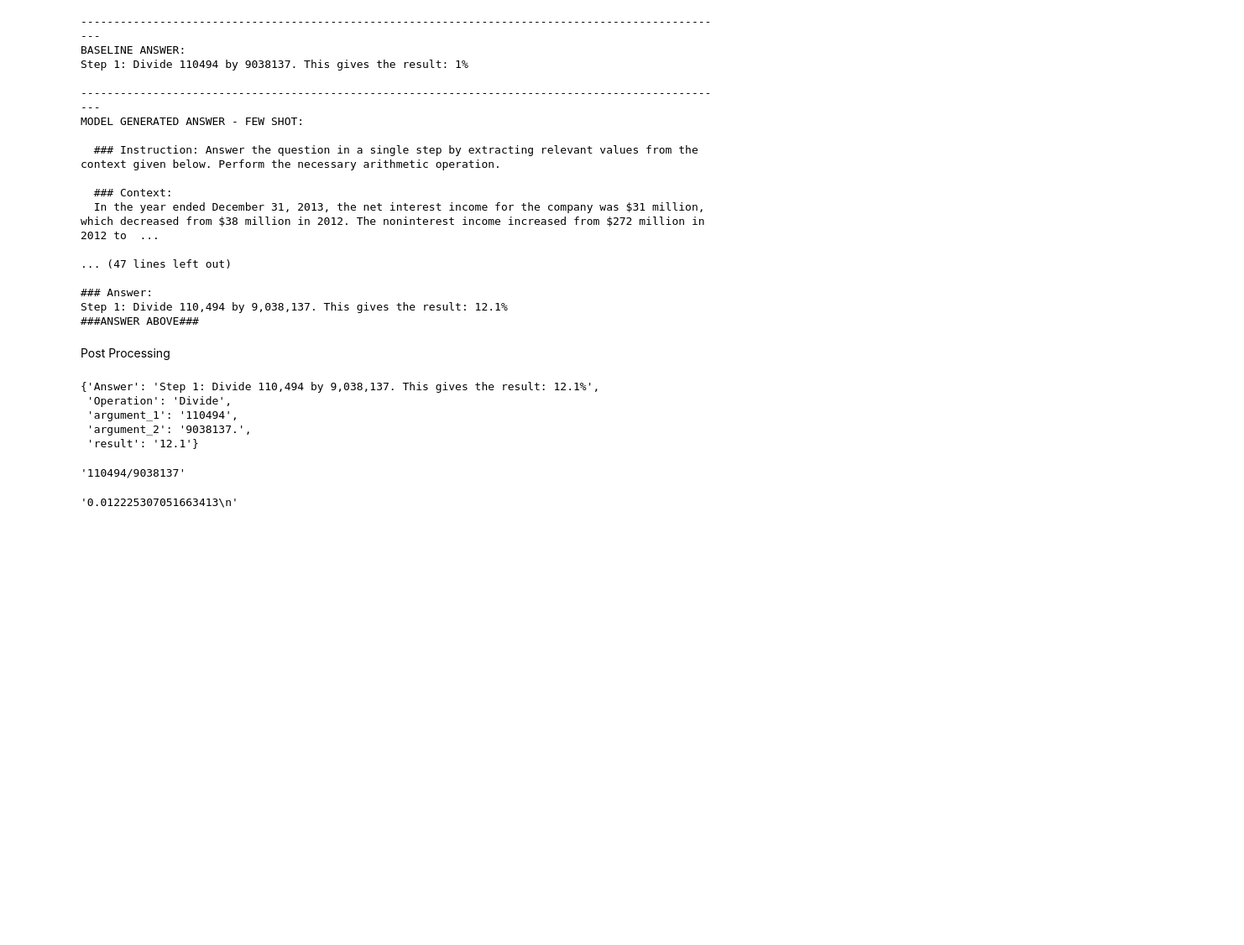
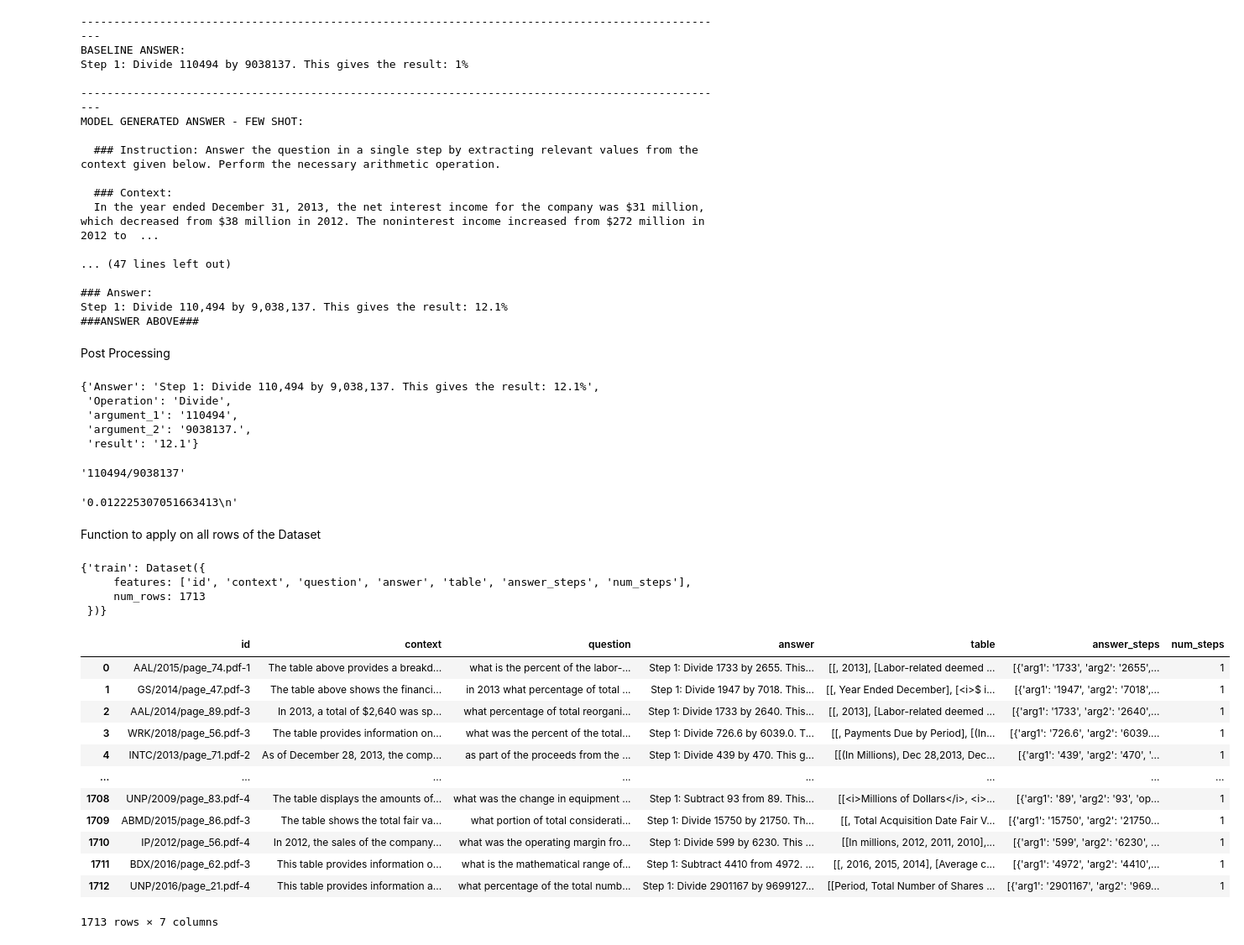
Before and after one commit to Abhi23run/CSE8803_DLT_Project, a Jupyter notebook: CodeBase/DLT_Project_Pipeline.ipynb, the cells around one changed output. Shown: that part at 84% size. Drawn from its saved outputs; the diff is of its cells as text; code cells hidden in the pictures; blank space fills up the shorter version.

```diff
--- a/CodeBase/DLT_Project_Pipeline.ipynb
+++ b/CodeBase/DLT_Project_Pipeline.ipynb
@@ -388,3 +405,30 @@ value_to_compute=ans_dict['argument_1'].replace('.','')+(ops_dict[ans_dict['Oper
 python_repl.run(f"print({value_to_compute})")
 # %% [output]
 '0.012225307051663413\n'
+# %% [markdown]
+Function to apply on all rows of the Dataset
+# %%
+datasets
+# %% [output]
+{'train': Dataset({
+     features: ['id', 'context', 'question', 'answer', 'table', 'answer_steps', 'num_steps'],
+     num_rows: 1713
+ })}
+# %%
+df_train=pd.DataFrame(datasets['train'])
+# %%
+df_train
+# %% [output]
+|  | id | context | question | answer | table | answer_steps | num_steps |
+| 0 | AAL/2015/page_74.pdf-1 | The table above provides a breakd... | what is the percent of the labor-... | Step 1: Divide 1733 by 2655. This... | [[, 2013], [Labor-related deemed ... | [{'arg1': '1733', 'arg2': '2655',... | 1 |
+| 1 | GS/2014/page_47.pdf-3 | The table above shows the financi... | in 2013 what percentage of total ... | Step 1: Divide 1947 by 7018. This... | [[, Year Ended December], [<i>$ i... | [{'arg1': '1947', 'arg2': '7018',... | 1 |
+| 2 | AAL/2014/page_89.pdf-3 | In 2013, a total of $2,640 was sp... | what percentage of total reorgani... | Step 1: Divide 1733 by 2640. This... | [[, 2013], [Labor-related deemed ... | [{'arg1': '1733', 'arg2': '2640',... | 1 |
+| 3 | WRK/2018/page_56.pdf-3 | The table provides information on... | what was the percent of the total... | Step 1: Divide 726.6 by 6039.0. T... | [[, Payments Due by Period], [(In... | [{'arg1': '726.6', 'arg2': '6039.... | 1 |
+| 4 | INTC/2013/page_71.pdf-2 | As of December 28, 2013, the comp... | as part of the proceeds from the ... | Step 1: Divide 439 by 470. This g... | [[(In Millions), Dec 28,2013, Dec... | [{'arg1': '439', 'arg2': '470', '... | 1 |
+| ... | ... | ... | ... | ... | ... | ... | ... |
+| 1708 | UNP/2009/page_83.pdf-4 | The table displays the amounts of... | what was the change in equipment ... | Step 1: Subtract 93 from 89. This... | [[<i>Millions of Dollars</i>, <i>... | [{'arg1': '89', 'arg2': '93', 'op... | 1 |
+| 1709 | ABMD/2015/page_86.pdf-3 | The table shows the total fair va... | what portion of total considerati... | Step 1: Divide 15750 by 21750. Th... | [[, Total Acquisition Date Fair V... | [{'arg1': '15750', 'arg2': '21750... | 1 |
+| 1710 | IP/2012/page_56.pdf-4 | In 2012, the sales of the company... | what was the operating margin fro... | Step 1: Divide 599 by 6230. This ... | [[In millions, 2012, 2011, 2010],... | [{'arg1': '599', 'arg2': '6230', ... | 1 |
+| 1711 | BDX/2016/page_62.pdf-3 | This table provides information o... | what is the mathematical range of... | Step 1: Subtract 4410 from 4972. ... | [[, 2016, 2015, 2014], [Average c... | [{'arg1': '4972', 'arg2': '4410',... | 1 |
+| 1712 | UNP/2016/page_21.pdf-4 | This table provides information a... | what percentage of the total numb... | Step 1: Divide 2901167 by 9699127... | [[Period, Total Number of Shares ... | [{'arg1': '2901167', 'arg2': '969... | 1 |
+1713 rows × 7 columns
```
Also changed, not shown: parts of 22 cells of this notebook.
